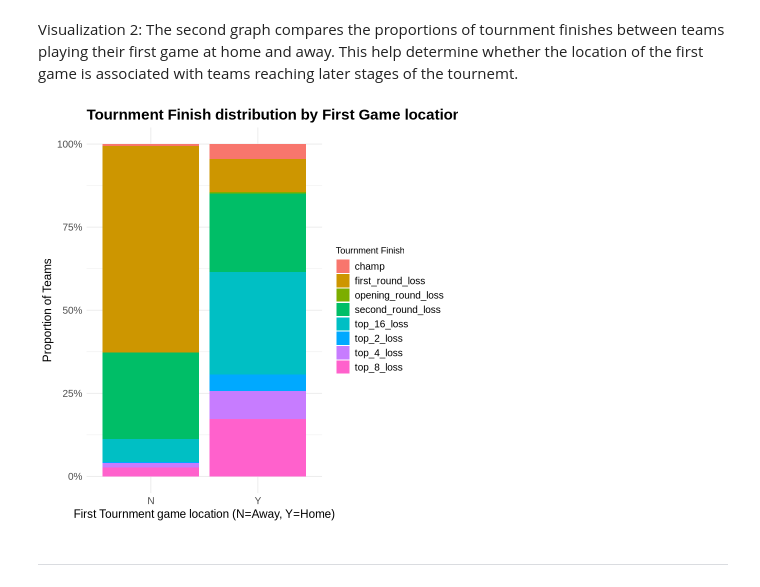
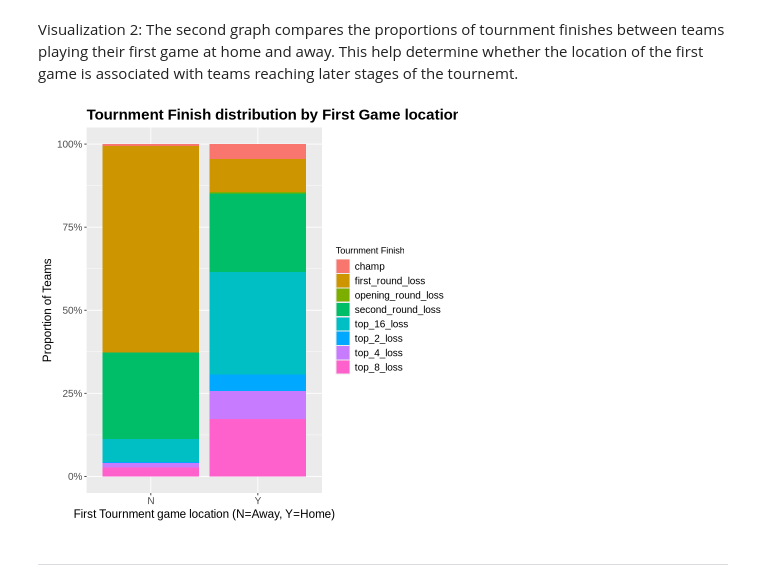
Before and after one commit to yemyatyaungsinCarson/dsci-100-project-ymys-carson, a Jupyter notebook: dsci-100-project-notebook.ipynb, the cells around one changed output. Saved outputs shown, nothing was run; the diff lists cells and outputs as text; code cells hidden in the pictures.

```diff
--- a/dsci-100-project-notebook.ipynb
+++ b/dsci-100-project-notebook.ipynb
@@ -455,24 +452,23 @@ Visualization 2: The second graph compares the proportions of tournment finishes
 # %%
 #compare tournment finish proportions by first game location
 
 ggplot(tidy_march_madness, aes(x= first_game_at_home, fill=tourney_finish))+
     geom_bar(position="fill") +
     labs(
         title="Tournment Finish distribution by First Game location",
         x="First Tournment game location (N=Away, Y=Home)",
         y="Proportion of Teams",
         fill="Tournment Finish")+
 scale_y_continuous(labels= scales::percent)+
-theme_minimal()+
 theme(
     plot.title = element_text(size = 18, face = "bold"),
     axis.title = element_text(size = 14),
     axis.text = element_text(size = 12),
     legend.text = element_text(size = 12),
     legend.title = element_text(size = 11)
     )
 # %% [output]
-[figure, old version]
+[figure, new version]
 # %% [markdown]
 ------
 # %% [markdown]
```
Also changed, not shown: parts of 3 cells of this notebook.
